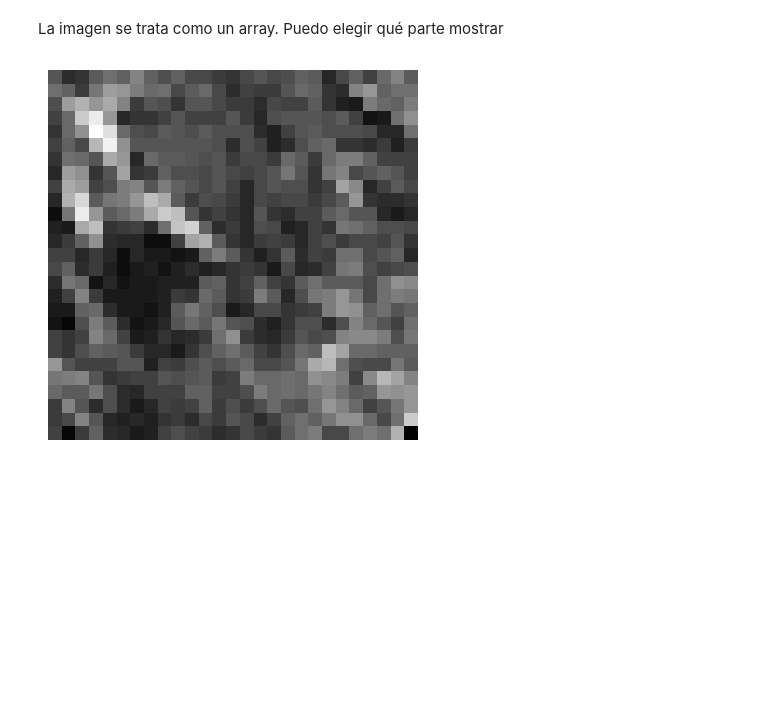
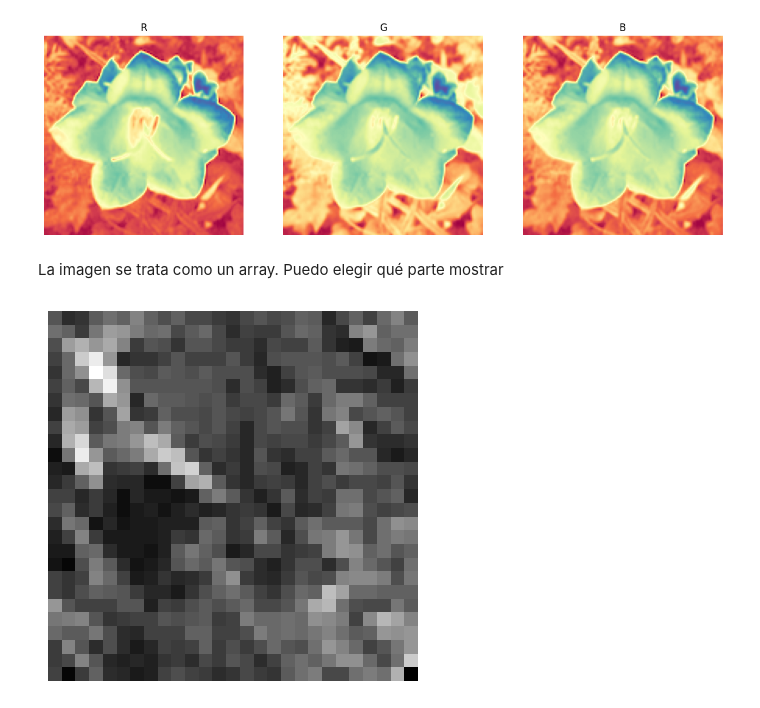
Before and after one commit to Ignacio-Ibarra/unsupervised-flower-image-segmentation, a Jupyter notebook: notebook.ipynb, the cells around one changed output. Cells and saved outputs as stored; diff of their text form; code cells hidden in the pictures; blank space fills up the shorter version.

```diff
--- a/notebook.ipynb
+++ b/notebook.ipynb
@@ -42,3 +52,12 @@ plt.axis('off')
+# %%
+fig, axs = plt.subplots(ncols=3, nrows=1, figsize=(15,5))
+for i in range(3):
+    imagen = img[:,:,i]
+    axs[i].imshow(imagen, cmap="Spectral")
+    axs[i].set_title("RGB"[i])
+    axs[i].axis('off')
+# %% [output]
+[figure, added]
 # %% [markdown]
 La imagen se trata como un array. Puedo elegir qué parte mostrar
 # %%
```
Also changed, not shown: parts of 5 cells of this notebook.
